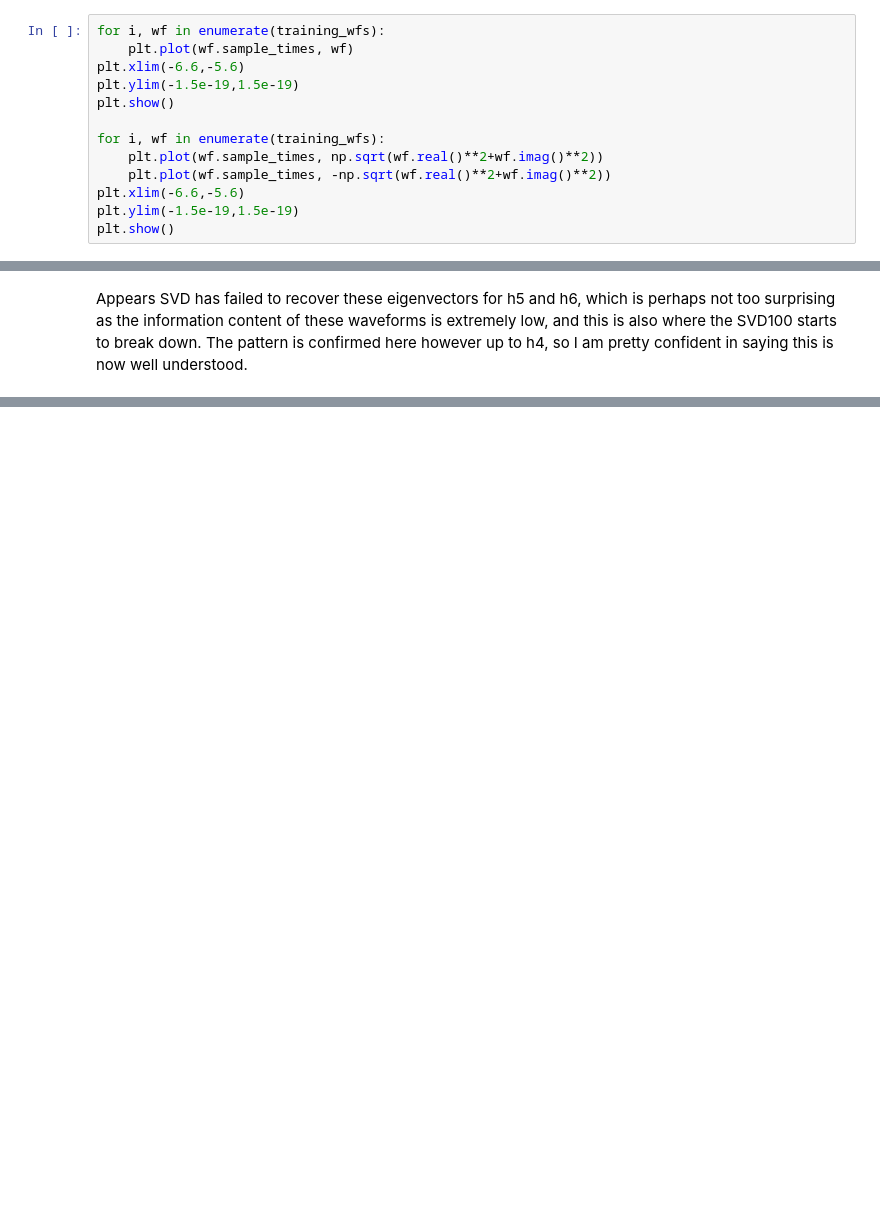
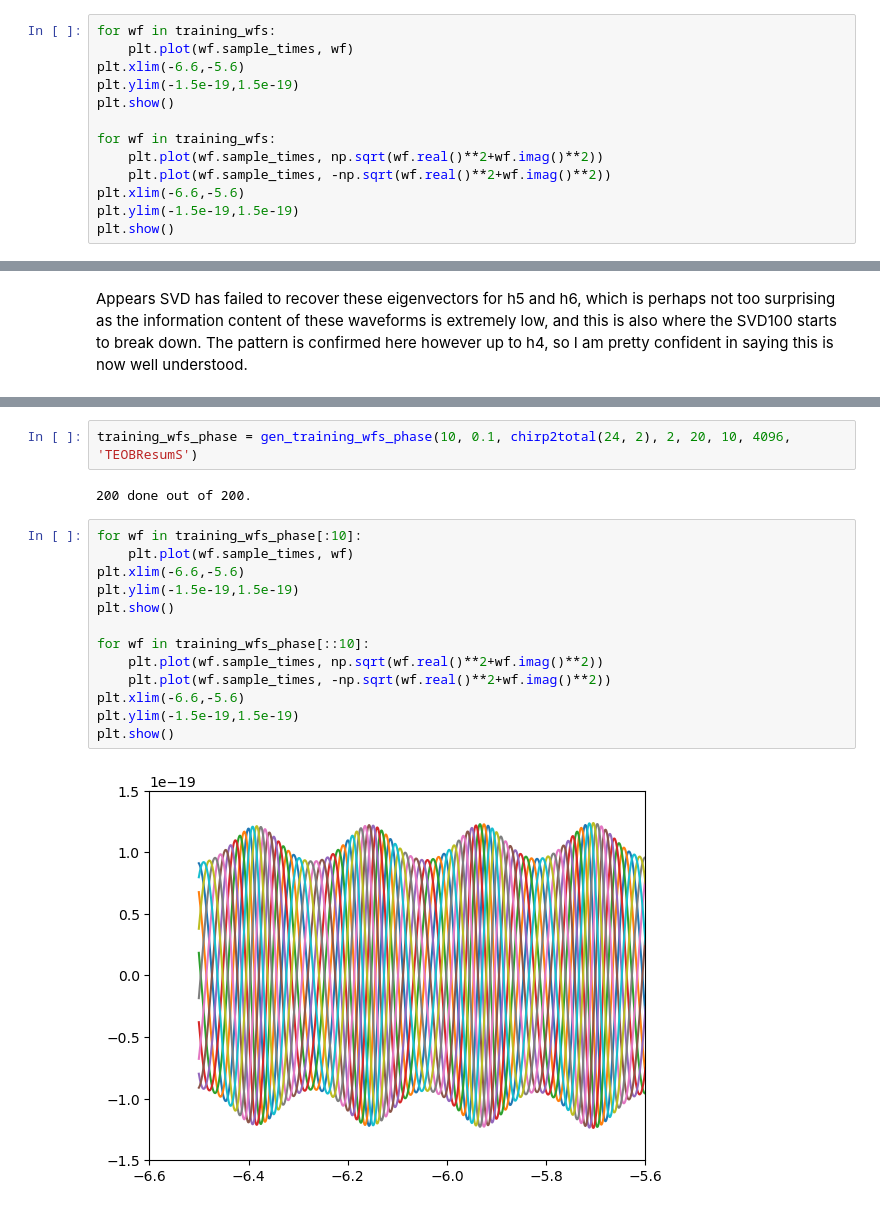
Before and after one commit to BenGPatterson/EccentricBinaries, a Jupyter notebook: notebooks/principal_component_analysis.ipynb, the cells around one changed output, grey strips where cells are left out. Saved outputs shown, nothing was run; the diff lists cells and outputs as text; blank space fills up the shorter version.

```diff
--- a/notebooks/principal_component_analysis.ipynb
+++ b/notebooks/principal_component_analysis.ipynb
@@ -45,13 +45,13 @@ training_wfs = gen_training_wfs(10, 0.1, chirp2total(24, 2), 2, 100, 4096, 'TEOB
 # %% [output]
 100 done out of 100.
 # %%
-for i, wf in enumerate(training_wfs):
+for wf in training_wfs:
     plt.plot(wf.sample_times, wf)
 plt.xlim(-6.6,-5.6)
 plt.ylim(-1.5e-19,1.5e-19)
 plt.show()
 
-for i, wf in enumerate(training_wfs):
+for wf in training_wfs:
     plt.plot(wf.sample_times, np.sqrt(wf.real()**2+wf.imag()**2))
     plt.plot(wf.sample_times, -np.sqrt(wf.real()**2+wf.imag()**2))
 plt.xlim(-6.6,-5.6)
@@ -789,0 +945,19 @@ Appears SVD has failed to recover these eigenvectors for h5 and h6, which is per
+# %%
+training_wfs_phase = gen_training_wfs_phase(10, 0.1, chirp2total(24, 2), 2, 20, 10, 4096, 'TEOBResumS')
+# %% [output]
+200 done out of 200.
+# %%
+for wf in training_wfs_phase[:10]:
+    plt.plot(wf.sample_times, wf)
+plt.xlim(-6.6,-5.6)
+plt.ylim(-1.5e-19,1.5e-19)
+plt.show()
+
+for wf in training_wfs_phase[::10]:
+    plt.plot(wf.sample_times, np.sqrt(wf.real()**2+wf.imag()**2))
+    plt.plot(wf.sample_times, -np.sqrt(wf.real()**2+wf.imag()**2))
+plt.xlim(-6.6,-5.6)
+plt.ylim(-1.5e-19,1.5e-19)
+plt.show()
+# %% [output]
+[figure, added]
```
Also changed, not shown: parts of 38 cells of this notebook, 8 other files.
